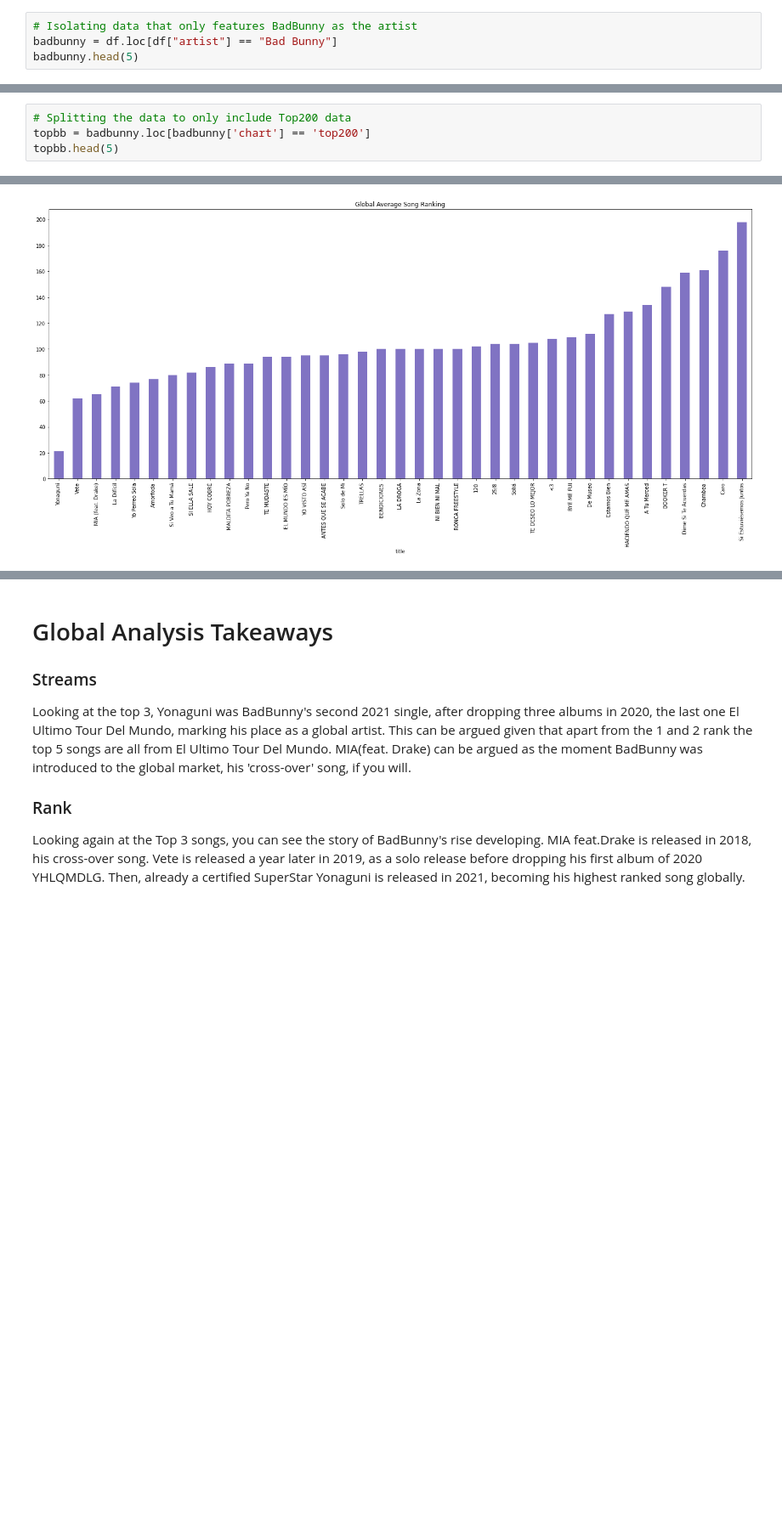
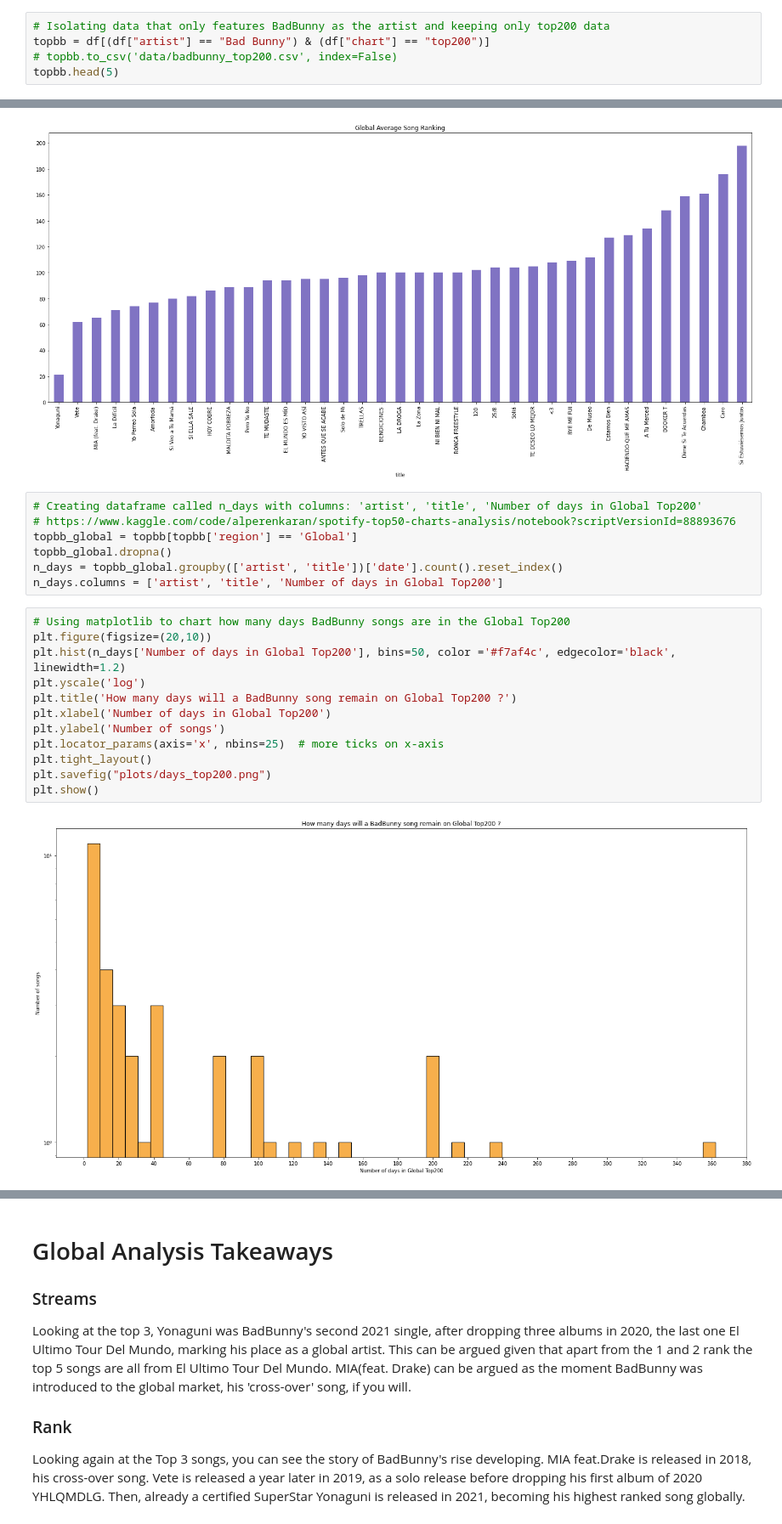
Before and after one commit to ccromperla/EDA_BadBunny, a Jupyter notebook: EDA_BadBunny.ipynb, the cells around one changed output, grey strips where cells are left out. Shown: that part at 85% size. Saved outputs shown, nothing was run; the diff lists cells and outputs as text; blank space fills up the shorter version.

```diff
--- a/EDA_BadBunny.ipynb
+++ b/EDA_BadBunny.ipynb
@@ -56,9 +57,10 @@ XXXTENTACION       155458
 BTS                154338
 Name: artist, dtype: int64
 # %%
-# Isolating data that only features BadBunny as the artist
-badbunny = df.loc[df["artist"] == "Bad Bunny"]
-badbunny.head(5)
+# Isolating data that only features BadBunny as the artist and keeping only top200 data
+topbb = df[(df["artist"] == "Bad Bunny") & (df["chart"] == "top200")]
+# topbb.to_csv('data/badbunny_top200.csv', index=False)
+topbb.head(5)
 # %% [output]
 |  | title | rank | date | artist | url | region | chart | trend | streams |
 | 2216 | Soy Peor | 7 | 2017-01-01 | Bad Bunny | https://open.spotify.com/track/5M... | Dominican Republic | top200 | MOVE_DOWN | 6170.0 |
@@ -71,4 +70,0 @@ badbunny.head(5)
-# %%
-# Splitting the data to only include Top200 data
-topbb = badbunny.loc[badbunny['chart'] == 'top200']
-topbb.head(5)
@@ -107,3 +96,24 @@ plt.tight_layout()
 plt.savefig("plots/global_avg_rank.png")
 # %% [output]
 [figure]
+# %%
+# Creating dataframe called n_days with columns: 'artist', 'title', 'Number of days in Global Top200'
+# https://www.kaggle.com/code/alperenkaran/spotify-top50-charts-analysis/notebook?scriptVersionId=88893676
+topbb_global = topbb[topbb['region'] == 'Global']
+topbb_global.dropna()
+n_days = topbb_global.groupby(['artist', 'title'])['date'].count().reset_index()
+n_days.columns = ['artist', 'title', 'Number of days in Global Top200']
+# %%
+# Using matplotlib to chart how many days BadBunny songs are in the Global Top200
+plt.figure(figsize=(20,10))
+plt.hist(n_days['Number of days in Global Top200'], bins=50, color ='#f7af4c', edgecolor='black', linewidth=1.2)
+plt.yscale('log')
+plt.title('How many days will a BadBunny song remain on Global Top200 ?')
+plt.xlabel('Number of days in Global Top200')
+plt.ylabel('Number of songs')
+plt.locator_params(axis='x', nbins=25)  # more ticks on x-axis
+plt.tight_layout()
+plt.savefig("plots/days_top200.png")
+plt.show()
+# %% [output]
+[figure, added]
```
Also changed, not shown: parts of 11 cells of this notebook, 4 other files.
